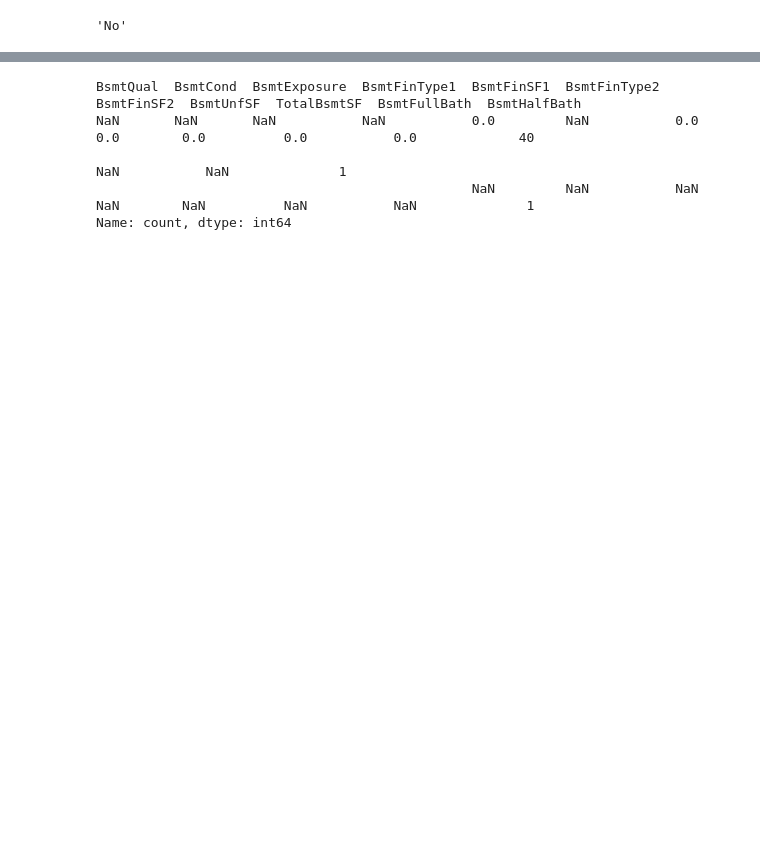
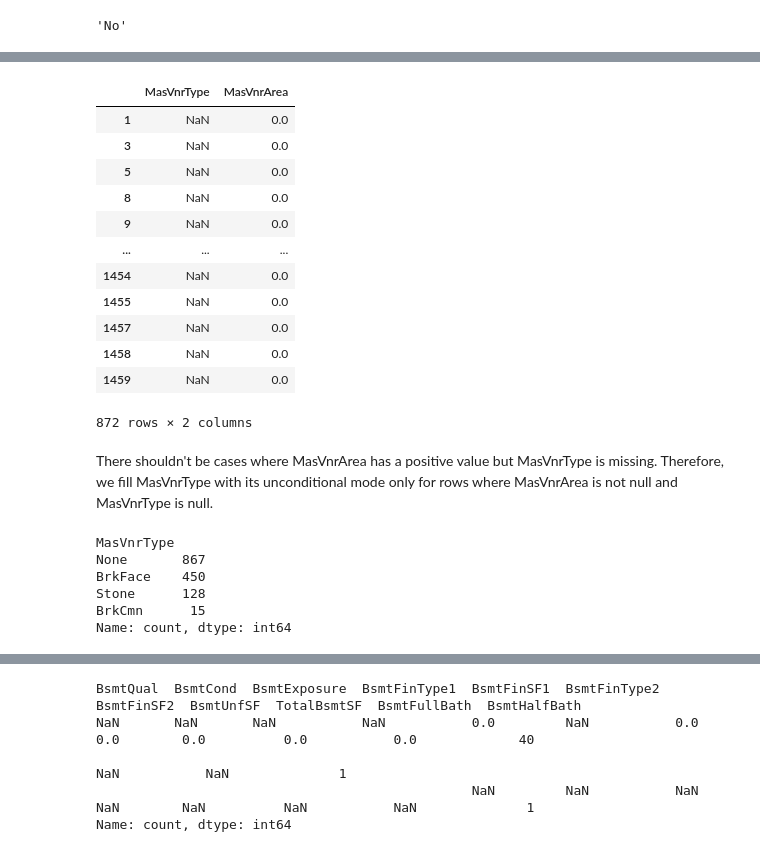
Before and after one commit to jaairomacedo/HousePrices, a Jupyter notebook: Coding/Code_1 - Clean_data.ipynb, the cells around one changed output, grey strips where cells are left out. Drawn from its saved outputs; the diff is of its cells as text; code cells hidden in the pictures; blank space fills up the shorter version.

```diff
--- a/Coding/Code_1 - Clean_data.ipynb
+++ b/Coding/Code_1 - Clean_data.ipynb
@@ -696,8 +321,9 @@ dtype: int64
 - **Evaluating the <font color= '#A22538' >basement-related columns</font>**
     - **NA: No Basement**
 # %%
-# Checking columns that contain 'Bsmt' in the name and have missing values
-col = df_train.columns[df_train.columns.str.contains("Bsmt") & (df_train.isnull().any())]
-col
+# Checking for columns that contain 'Bsmt' in their name
+col_Bsmt = df_train.columns[df_train.columns.str.contains("Bsmt") & (df_train.isnull().any())]
+
+col_Bsmt
 # %% [output]
 Index(['BsmtQual', 'BsmtCond', 'BsmtExposure', 'BsmtFinType1', 'BsmtFinType2'], dtype='object')
@@ -726,3 +408,6 @@ mod_BsmtFinType2
 # %%
 # Replacing missing values with 'Unf' where BsmtFinSF2 is not 0
 df_train.loc[(df_train.BsmtFinType2.isnull()) & (df_train.BsmtFinSF2 != 0), 'BsmtFinType2'] = mod_BsmtFinType2
+# %%
+# Replace these values with -1
+df_train.loc[df_train.BsmtQual.isnull(), col_Bsmt] = -1
@@ -785,0 +469,19 @@ df_test.loc[(df_test.BsmtQual.isnull()) & (df_test.BsmtCond.notnull()),'BsmtQual
+# %%
+# Filtering the dataset
+df_train.loc[df_train.MasVnrType.isnull(),['MasVnrType','MasVnrArea']]
+# %% [output]
+|  | MasVnrType | MasVnrArea |
+| 1 | NaN | 0.0 |
+| 3 | NaN | 0.0 |
+| 5 | NaN | 0.0 |
+| 8 | NaN | 0.0 |
+| 9 | NaN | 0.0 |
+| ... | ... | ... |
+| 1454 | NaN | 0.0 |
+| 1455 | NaN | 0.0 |
+| 1457 | NaN | 0.0 |
+| 1458 | NaN | 0.0 |
+| 1459 | NaN | 0.0 |
+872 rows × 2 columns
+# %% [markdown]
+There shouldn't be cases where MasVnrArea has a positive value but MasVnrType is missing. Therefore, we fill MasVnrType with its unconditional mode only for rows where MasVnrArea is not null and MasVnrType is null.
@@ -785,0 +497,9 @@ df_test.loc[(df_test.BsmtQual.isnull()) & (df_test.BsmtCond.notnull()),'BsmtQual
+# %%
+df_train['MasVnrType'].value_counts()
+# %% [output]
+MasVnrType
+None       867
+BrkFace    450
+Stone      128
+BrkCmn      15
+Name: count, dtype: int64
```
Also changed, not shown: parts of 163 cells of this notebook, 2 other files.
